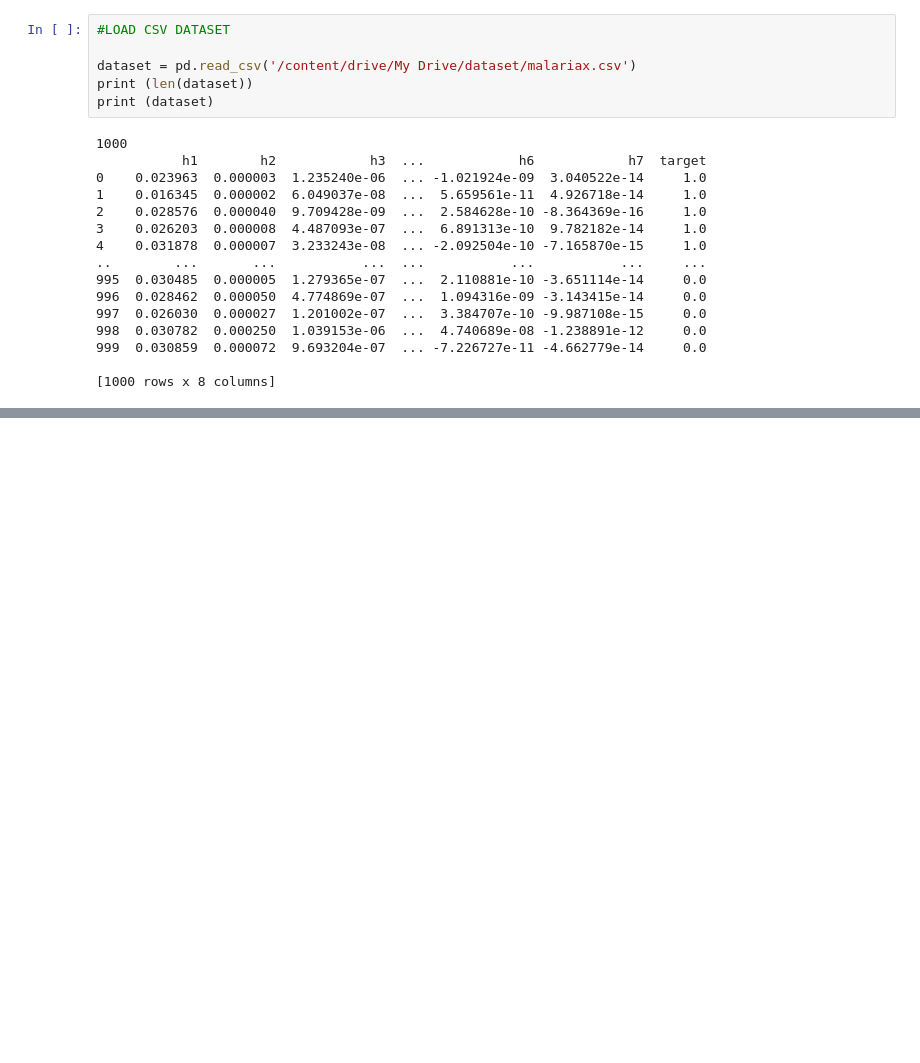
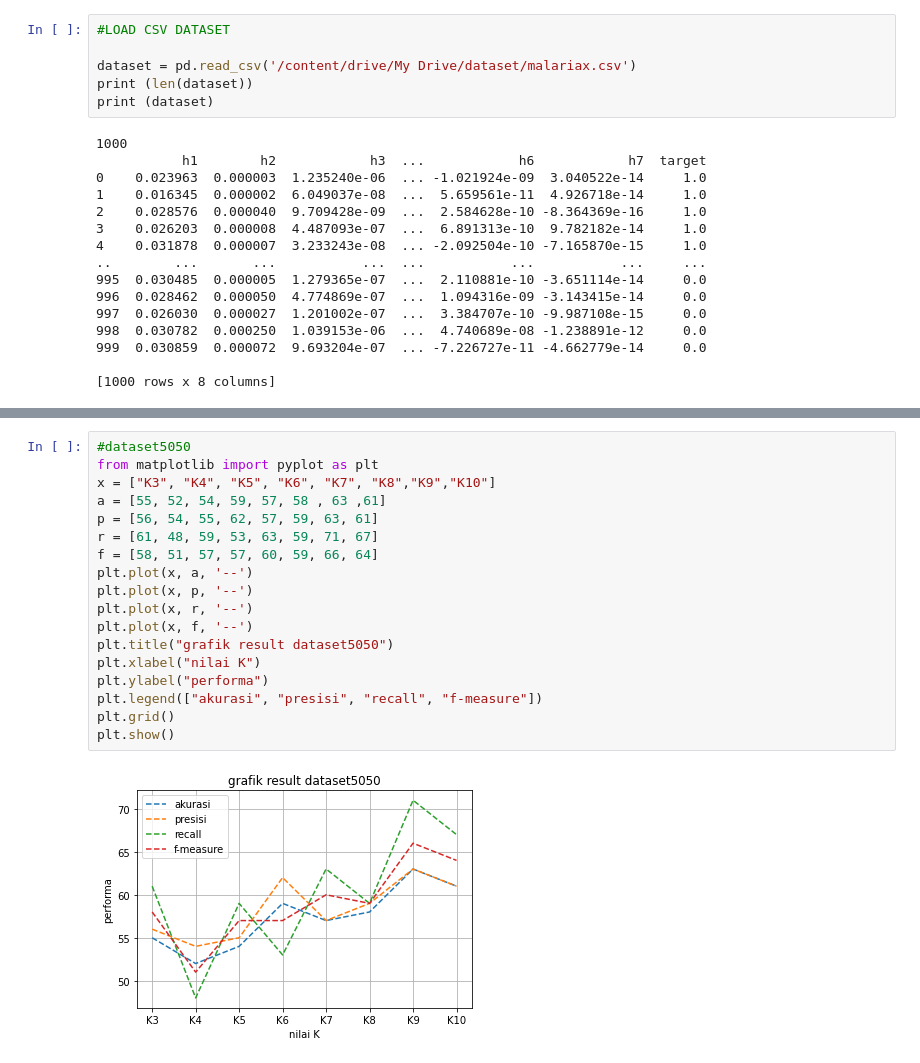
Before and after one commit to HuzainAzis/canny-humoment-knn, a Jupyter notebook: 5.PraFix.ipynb, the cells around one changed output, grey strips where cells are left out. Cells and saved outputs as stored; diff of their text form; blank space fills up the shorter version.

```diff
--- a/5.PraFix.ipynb
+++ b/5.PraFix.ipynb
@@ -128,0 +230,20 @@ print (dataset)
+# %%
+#dataset5050
+from matplotlib import pyplot as plt
+x = ["K3", "K4", "K5", "K6", "K7", "K8","K9","K10"]
+a = [55, 52, 54, 59, 57, 58 , 63 ,61]
+p = [56, 54, 55, 62, 57, 59, 63, 61]
+r = [61, 48, 59, 53, 63, 59, 71, 67]
+f = [58, 51, 57, 57, 60, 59, 66, 64]
+plt.plot(x, a, '--')
+plt.plot(x, p, '--')
+plt.plot(x, r, '--')
+plt.plot(x, f, '--')
+plt.title("grafik result dataset5050")
+plt.xlabel("nilai K")
+plt.ylabel("performa")
+plt.legend(["akurasi", "presisi", "recall", "f-measure"])
+plt.grid()
+plt.show()
+# %% [output]
+[figure, added]
```
Also changed, not shown: parts of 10 cells of this notebook.
